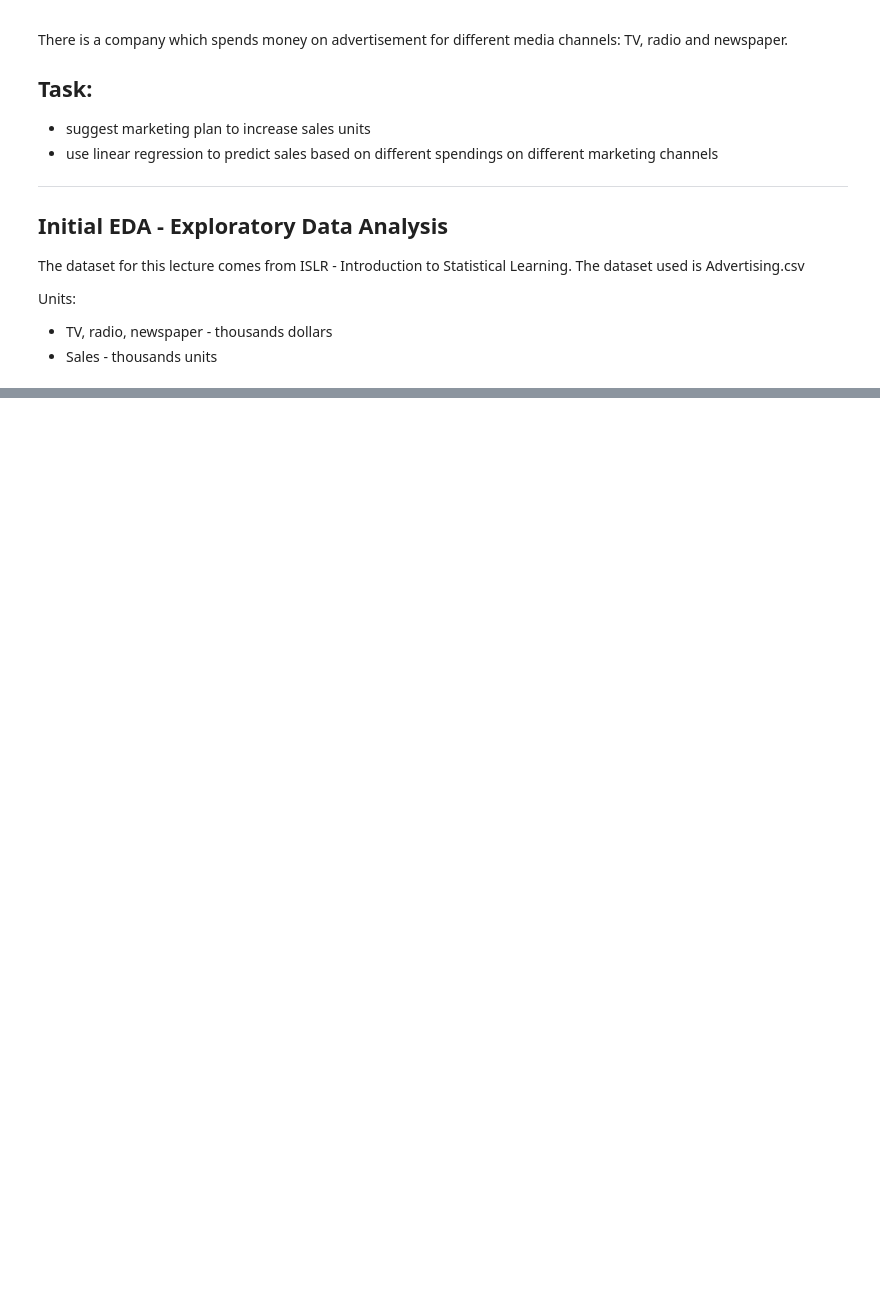
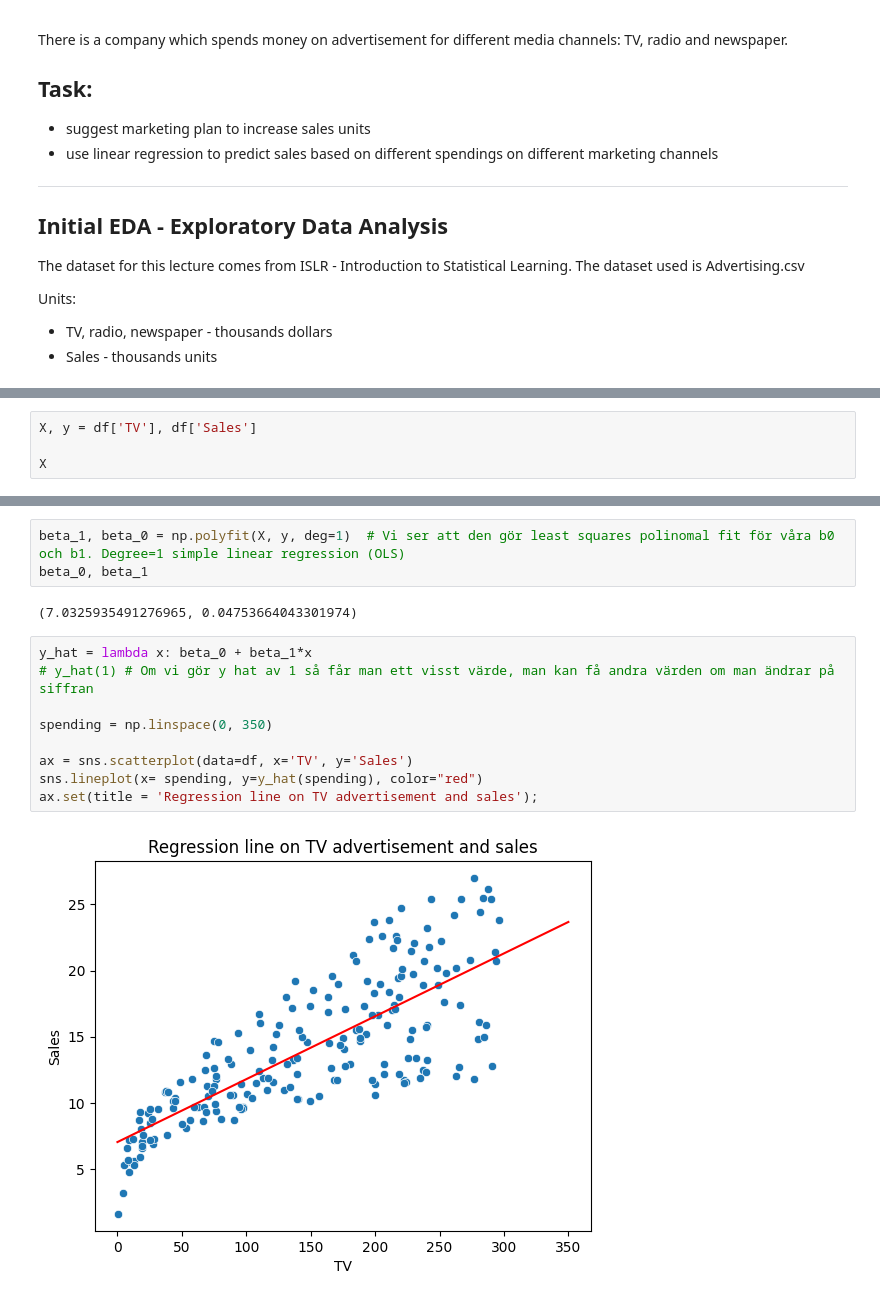
Before and after one commit to JoelOscarsson/Machine-Learning, a Jupyter notebook: Code-Alongs/L0-Linear_regression.ipynb, the cells around one changed output, grey strips where cells are left out. Saved outputs shown, nothing was run; the diff lists cells and outputs as text; blank space fills up the shorter version.

Commit message:
Regression code along

```diff
--- a/Code-Alongs/L0-Linear_regression.ipynb
+++ b/Code-Alongs/L0-Linear_regression.ipynb
@@ -115,3 +159,7 @@ y
 1
 x
 , which is a line that is as close as possible to the data points.
+# %%
+X, y = df['TV'], df['Sales']
+
+X
@@ -117,0 +194,16 @@ x
+# %%
+beta_1, beta_0 = np.polyfit(X, y, deg=1)  # Vi ser att den gör least squares polinomal fit för våra b0 och b1. Degree=1 simple linear regression (OLS)
+beta_0, beta_1
+# %% [output]
+(7.0325935491276965, 0.04753664043301974)
+# %%
+y_hat = lambda x: beta_0 + beta_1*x
+# y_hat(1) # Om vi gör y hat av 1 så får man ett visst värde, man kan få andra värden om man ändrar på siffran
+
+spending = np.linspace(0, 350)
+
+ax = sns.scatterplot(data=df, x='TV', y='Sales')
+sns.lineplot(x= spending, y=y_hat(spending), color="red")
+ax.set(title = 'Regression line on TV advertisement and sales');
+# %% [output]
+[figure, added]
```
Also changed, not shown: parts of 28 cells of this notebook.
